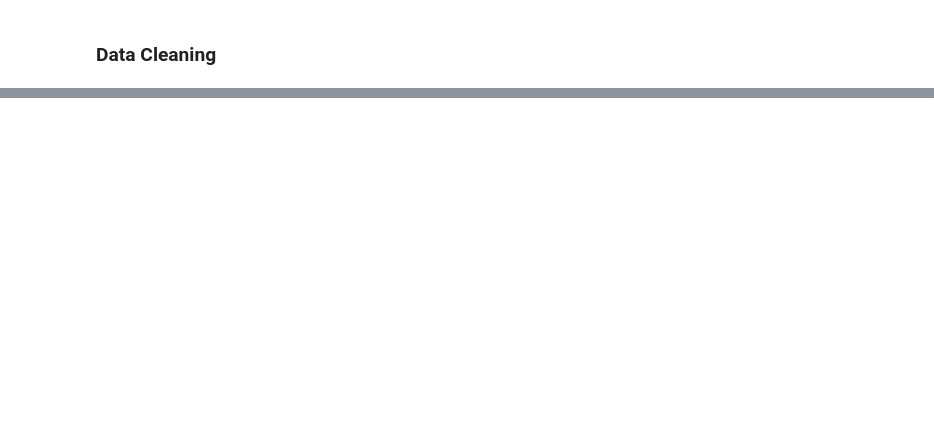
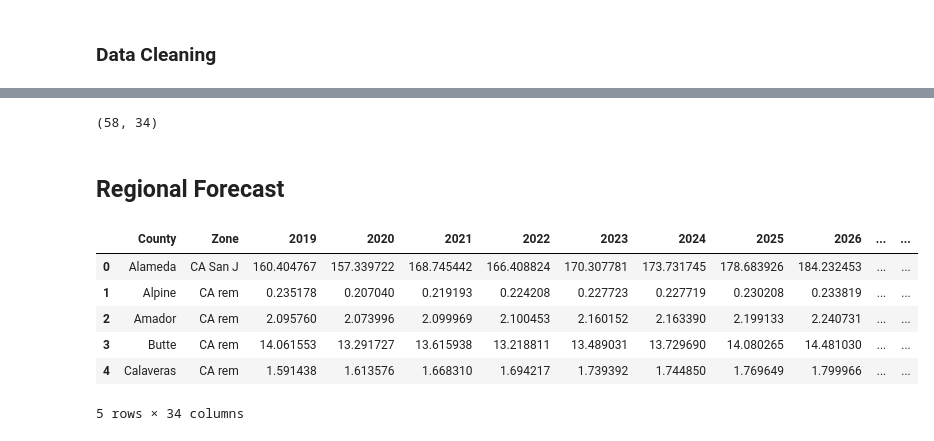
Before and after one commit to alanjjian/cec-freight-model-conv, a Jupyter notebook: Code/mdhd_model.ipynb, the cells around one changed output, grey strips where cells are left out. Saved outputs shown, nothing was run; the diff lists cells and outputs as text; code cells hidden in the pictures; blank space fills up the shorter version.

```diff
--- a/Code/mdhd_model.ipynb
+++ b/Code/mdhd_model.ipynb
@@ -48,0 +192,17 @@ pd.read_excel(IMPORT_FOLDER + ECON_FOLDER + GSP_FILE_NAME, sheet_name="")
+# %%
+gsp_data.shape
+# %% [output]
+(58, 34)
+# %% [markdown]
+## Regional Forecast
+# %%
+ca_trans_gsp = gsp_data[gsp_data['Zone'].isin(CA_ZONES)]
+ca_trans_gsp.head()
+# %% [output]
+|  | County | Zone | 2019 | 2020 | 2021 | 2022 | 2023 | 2024 | 2025 | 2026 | ... | ... |
+| 0 | Alameda | CA San J | 160.404767 | 157.339722 | 168.745442 | 166.408824 | 170.307781 | 173.731745 | 178.683926 | 184.232453 | ... | ... |
+| 1 | Alpine | CA rem | 0.235178 | 0.207040 | 0.219193 | 0.224208 | 0.227723 | 0.227719 | 0.230208 | 0.233819 | ... | ... |
+| 2 | Amador | CA rem | 2.095760 | 2.073996 | 2.099969 | 2.100453 | 2.160152 | 2.163390 | 2.199133 | 2.240731 | ... | ... |
+| 3 | Butte | CA rem | 14.061553 | 13.291727 | 13.615938 | 13.218811 | 13.489031 | 13.729690 | 14.080265 | 14.481030 | ... | ... |
+| 4 | Calaveras | CA rem | 1.591438 | 1.613576 | 1.668310 | 1.694217 | 1.739392 | 1.744850 | 1.769649 | 1.799966 | ... | ... |
+5 rows × 34 columns
```
Also changed, not shown: parts of 17 cells of this notebook, 2 other files.
